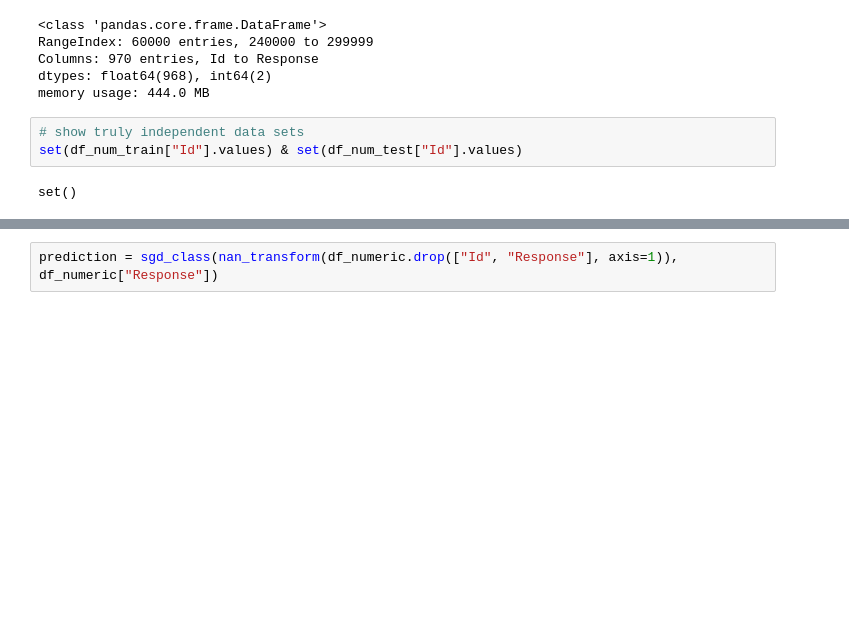
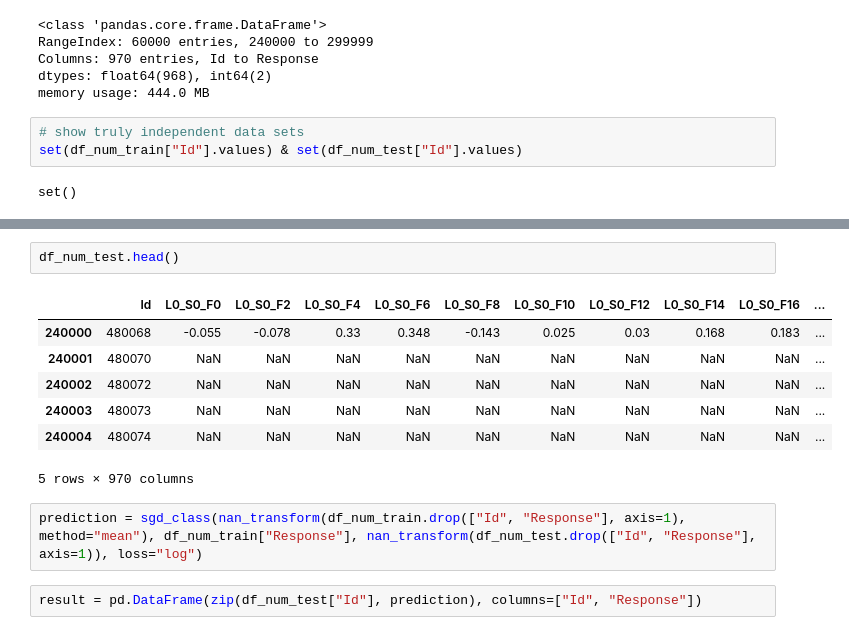
Before and after one commit to SiddhanthUnnithan/bosch_plp, a Jupyter notebook: Bosch_plp.ipynb, the cells around one changed output, grey strips where cells are left out. Saved outputs shown, nothing was run; the diff lists cells and outputs as text; blank space fills up the shorter version.

Commit message:
models for mean and median imputation with evaluation

```diff
--- a/Bosch_plp.ipynb
+++ b/Bosch_plp.ipynb
@@ -404,2 +418,14 @@ set()
+# %%
+df_num_test.head()
+# %% [output]
+|  | Id | L0_S0_F0 | L0_S0_F2 | L0_S0_F4 | L0_S0_F6 | L0_S0_F8 | L0_S0_F10 | L0_S0_F12 | L0_S0_F14 | L0_S0_F16 | ... |
+| 240000 | 480068 | -0.055 | -0.078 | 0.33 | 0.348 | -0.143 | 0.025 | 0.03 | 0.168 | 0.183 | ... |
+| 240001 | 480070 | NaN | NaN | NaN | NaN | NaN | NaN | NaN | NaN | NaN | ... |
+| 240002 | 480072 | NaN | NaN | NaN | NaN | NaN | NaN | NaN | NaN | NaN | ... |
+| 240003 | 480073 | NaN | NaN | NaN | NaN | NaN | NaN | NaN | NaN | NaN | ... |
+| 240004 | 480074 | NaN | NaN | NaN | NaN | NaN | NaN | NaN | NaN | NaN | ... |
+5 rows × 970 columns
 # %%
-prediction = sgd_class(nan_transform(df_numeric.drop(["Id", "Response"], axis=1)), df_numeric["Response"])
+prediction = sgd_class(nan_transform(df_num_train.drop(["Id", "Response"], axis=1), method="mean"), df_num_train["Response"], nan_transform(df_num_test.drop(["Id", "Response"], axis=1)), loss="log")
+# %%
+result = pd.DataFrame(zip(df_num_test["Id"], prediction), columns=["Id", "Response"])
```
Also changed, not shown: parts of 6 cells of this notebook, 1 other file.
